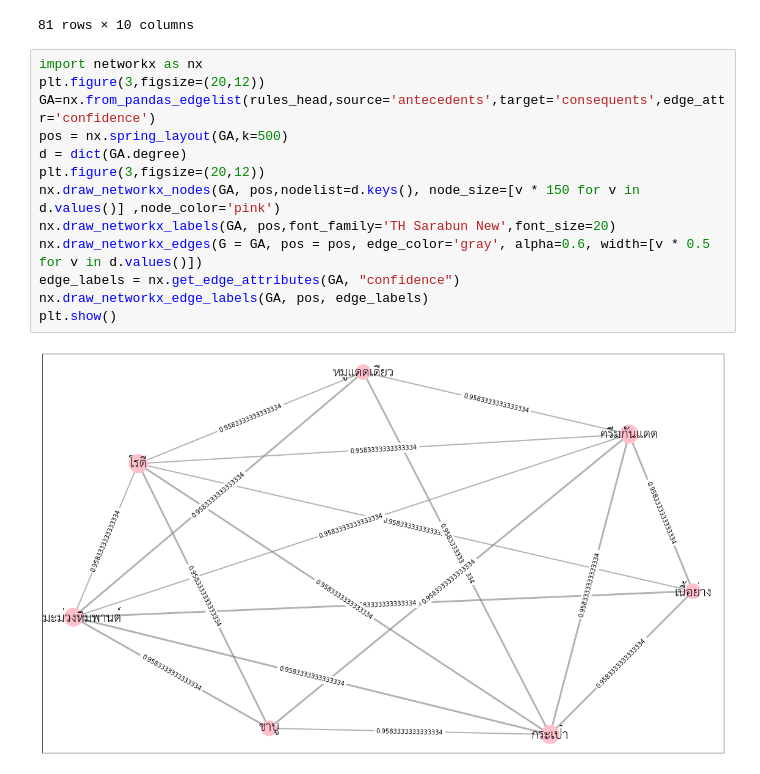
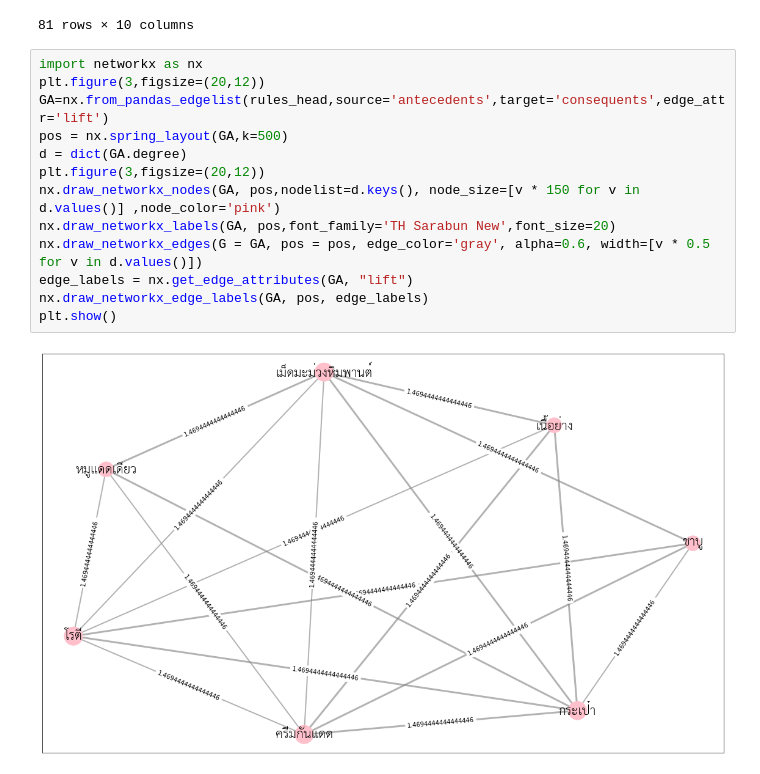
Before and after one commit to PisutSukpool/CRM-Analytics, a Jupyter notebook: Homework 07/Market_Basket_Analysis.ipynb, the cells around one changed output. Saved outputs shown, nothing was run; the diff lists cells and outputs as text.

```diff
--- a/Homework 07/Market_Basket_Analysis.ipynb
+++ b/Homework 07/Market_Basket_Analysis.ipynb
@@ -141,15 +141,15 @@ rules_head
 # %%
 import networkx as nx
 plt.figure(3,figsize=(20,12))
-GA=nx.from_pandas_edgelist(rules_head,source='antecedents',target='consequents',edge_attr='confidence')
+GA=nx.from_pandas_edgelist(rules_head,source='antecedents',target='consequents',edge_attr='lift')
 pos = nx.spring_layout(GA,k=500)
 d = dict(GA.degree)
 plt.figure(3,figsize=(20,12))
 nx.draw_networkx_nodes(GA, pos,nodelist=d.keys(), node_size=[v * 150 for v in d.values()] ,node_color='pink')
 nx.draw_networkx_labels(GA, pos,font_family='TH Sarabun New',font_size=20)
 nx.draw_networkx_edges(G = GA, pos = pos, edge_color='gray', alpha=0.6, width=[v * 0.5 for v in d.values()])
-edge_labels = nx.get_edge_attributes(GA, "confidence")
+edge_labels = nx.get_edge_attributes(GA, "lift")
 nx.draw_networkx_edge_labels(GA, pos, edge_labels)
 plt.show()
 # %% [output]
-[figure, old version]
+[figure, new version]
```
Also changed, not shown: parts of 1 cell of this notebook.
